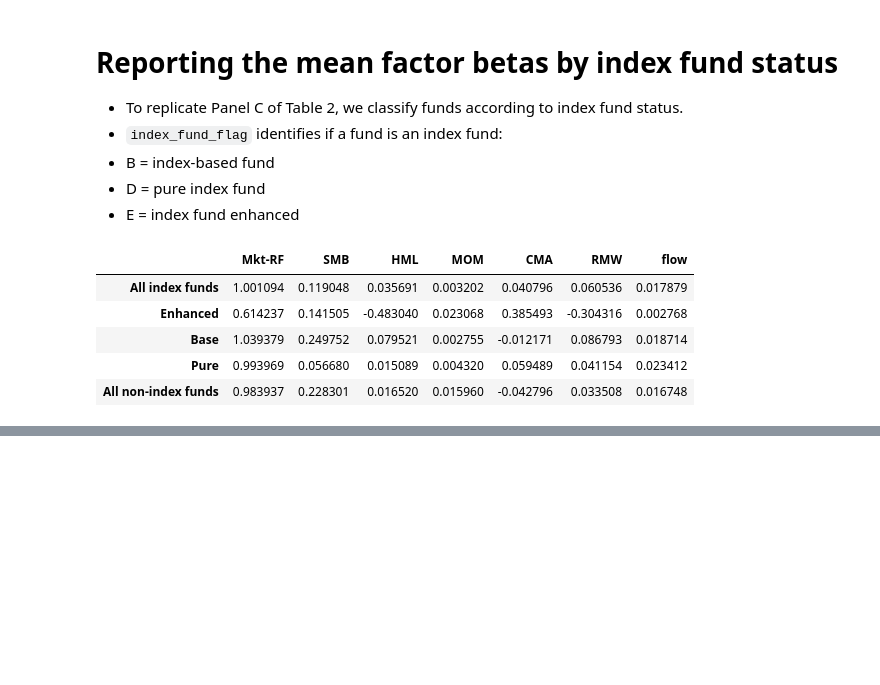
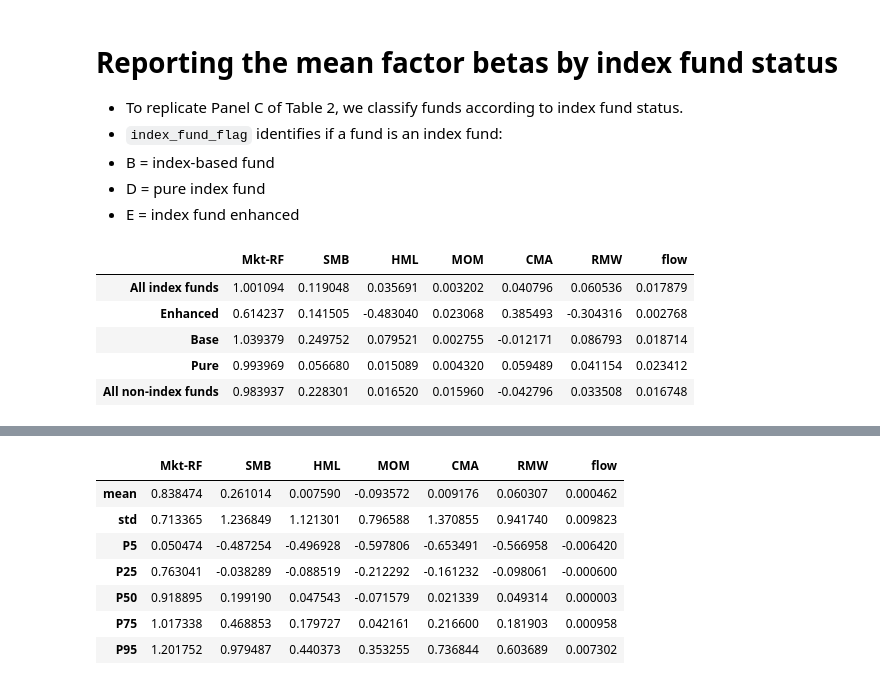
Before and after one commit to jonathan-cai-chicago/factor_demand, a Jupyter notebook: src/03_fama_french.ipynb, the cells around one changed output, grey strips where cells are left out. Cells and saved outputs as stored; diff of their text form; code cells hidden in the pictures; blank space fills up the shorter version.

```diff
--- a/src/03_fama_french.ipynb
+++ b/src/03_fama_french.ipynb
@@ -215,0 +246,14 @@ panelC
+# %%
+all_funds_pre = regression(df_reg)
+panelA_pre = all_funds_pre.describe().loc[['mean', 'std']].append(all_funds_pre.quantile(0.05)).append(all_funds_pre.describe().loc[['25%', '50%', '75%']]).append(all_funds_pre.quantile(0.95))
+panelA_pre = panelA_pre.rename(index={0.05: 'P5', '25%': 'P25', '50%': 'P50', '75%': 'P75', 0.95: 'P95'})
+panelA_pre
+# %% [output]
+|  | Mkt-RF | SMB | HML | MOM | CMA | RMW | flow |
+| mean | 0.838474 | 0.261014 | 0.007590 | -0.093572 | 0.009176 | 0.060307 | 0.000462 |
+| std | 0.713365 | 1.236849 | 1.121301 | 0.796588 | 1.370855 | 0.941740 | 0.009823 |
+| P5 | 0.050474 | -0.487254 | -0.496928 | -0.597806 | -0.653491 | -0.566958 | -0.006420 |
+| P25 | 0.763041 | -0.038289 | -0.088519 | -0.212292 | -0.161232 | -0.098061 | -0.000600 |
+| P50 | 0.918895 | 0.199190 | 0.047543 | -0.071579 | 0.021339 | 0.049314 | 0.000003 |
+| P75 | 1.017338 | 0.468853 | 0.179727 | 0.042161 | 0.216600 | 0.181903 | 0.000958 |
+| P95 | 1.201752 | 0.979487 | 0.440373 | 0.353255 | 0.736844 | 0.603689 | 0.007302 |
```
Also changed, not shown: parts of 6 cells of this notebook, 1 other file.
